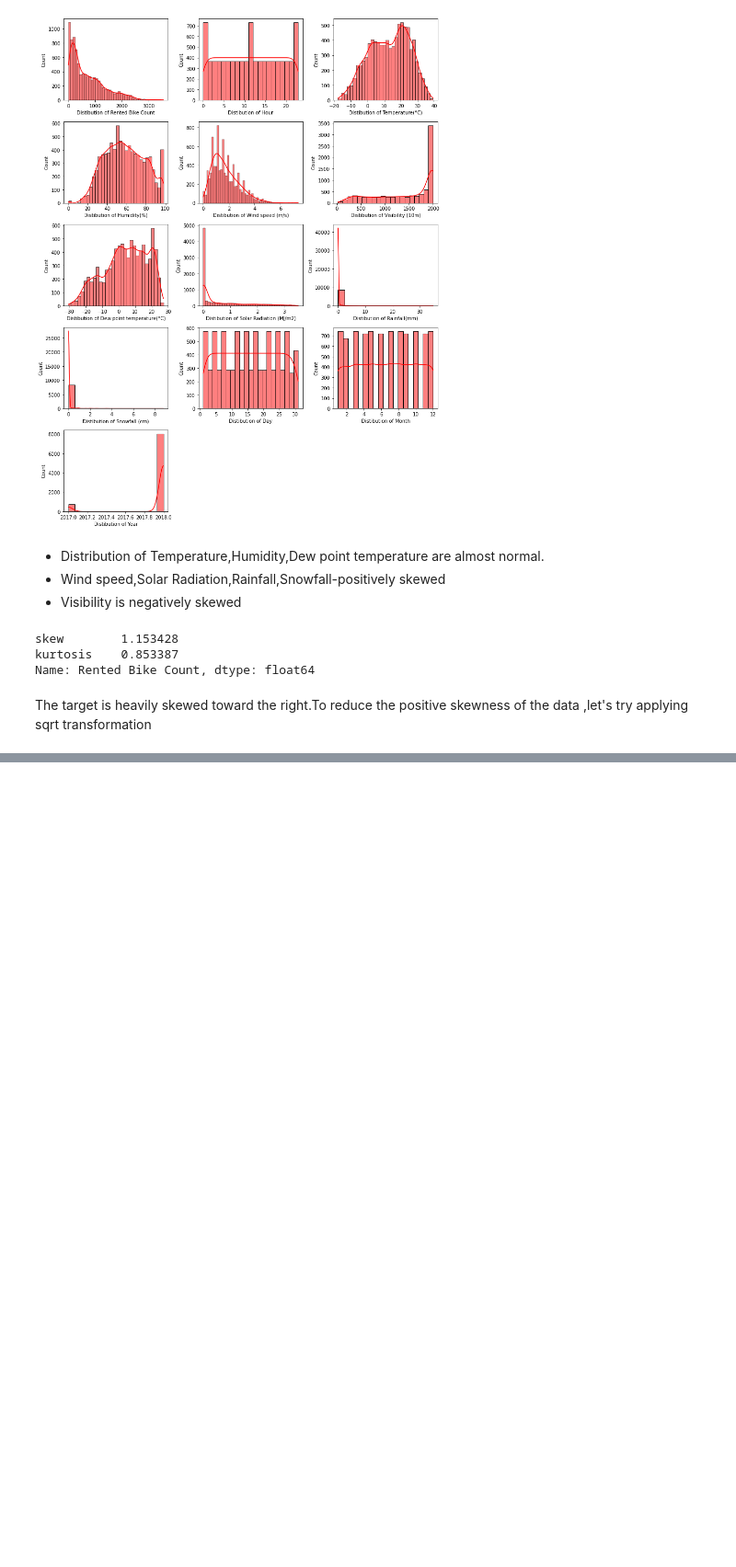
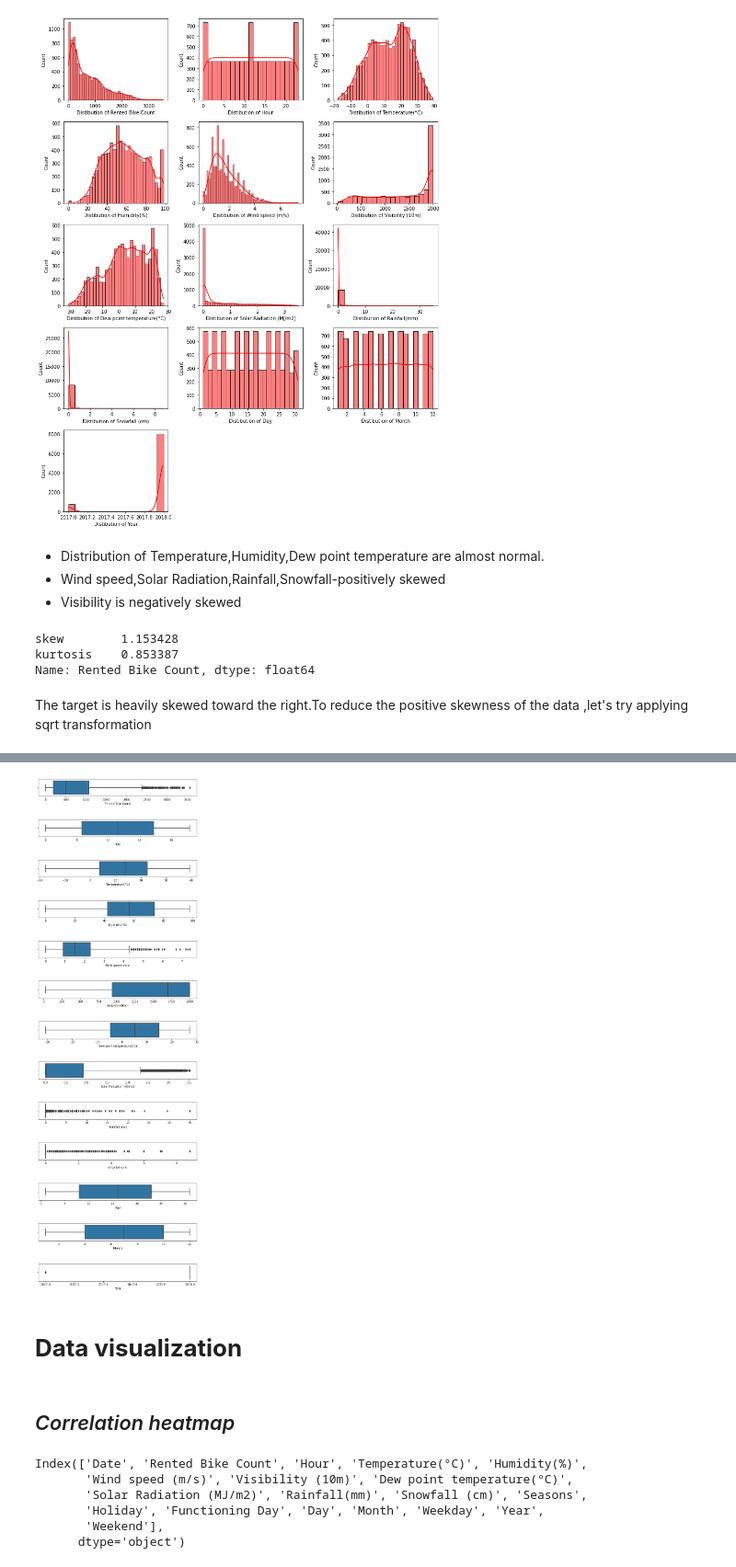
Before and after one commit to RadhikaRM/BikeShareDemandprediction, a Jupyter notebook: Bike_Sharing_Prediction.ipynb, the cells around one changed output, grey strips where cells are left out. Shown at 92% size. Drawn from its saved outputs; the diff is of its cells as text; code cells hidden in the pictures; blank space fills up the shorter version.

```diff
--- a/Bike_Sharing_Prediction.ipynb
+++ b/Bike_Sharing_Prediction.ipynb
@@ -194,0 +200,25 @@ df_copy['sqrt_count']=np.sqrt(bd_df['Rented Bike Count'])
+# %%
+
+fig = plt.figure(figsize=(8,25))
+c=1
+for i in numerical_columns :
+    plt.subplot(13,1, c)
+    plt.xlabel('Distibution of {}'.format(i))
+    sns.boxplot(x=i,data=bd_df)
+    c = c + 1
+plt.tight_layout(pad=0.4, w_pad=0.5, h_pad=5.0)
+# %% [output]
+[figure, added]
+# %% [markdown]
+# **Data visualization**
+# %% [markdown]
+## *Correlation heatmap*
+# %%
+bd_df.columns
+# %% [output]
+Index(['Date', 'Rented Bike Count', 'Hour', 'Temperature(°C)', 'Humidity(%)',
+       'Wind speed (m/s)', 'Visibility (10m)', 'Dew point temperature(°C)',
+       'Solar Radiation (MJ/m2)', 'Rainfall(mm)', 'Snowfall (cm)', 'Seasons',
+       'Holiday', 'Functioning Day', 'Day', 'Month', 'Weekday', 'Year',
+       'Weekend'],
+      dtype='object')
```
Also changed, not shown: parts of 11 cells of this notebook.
